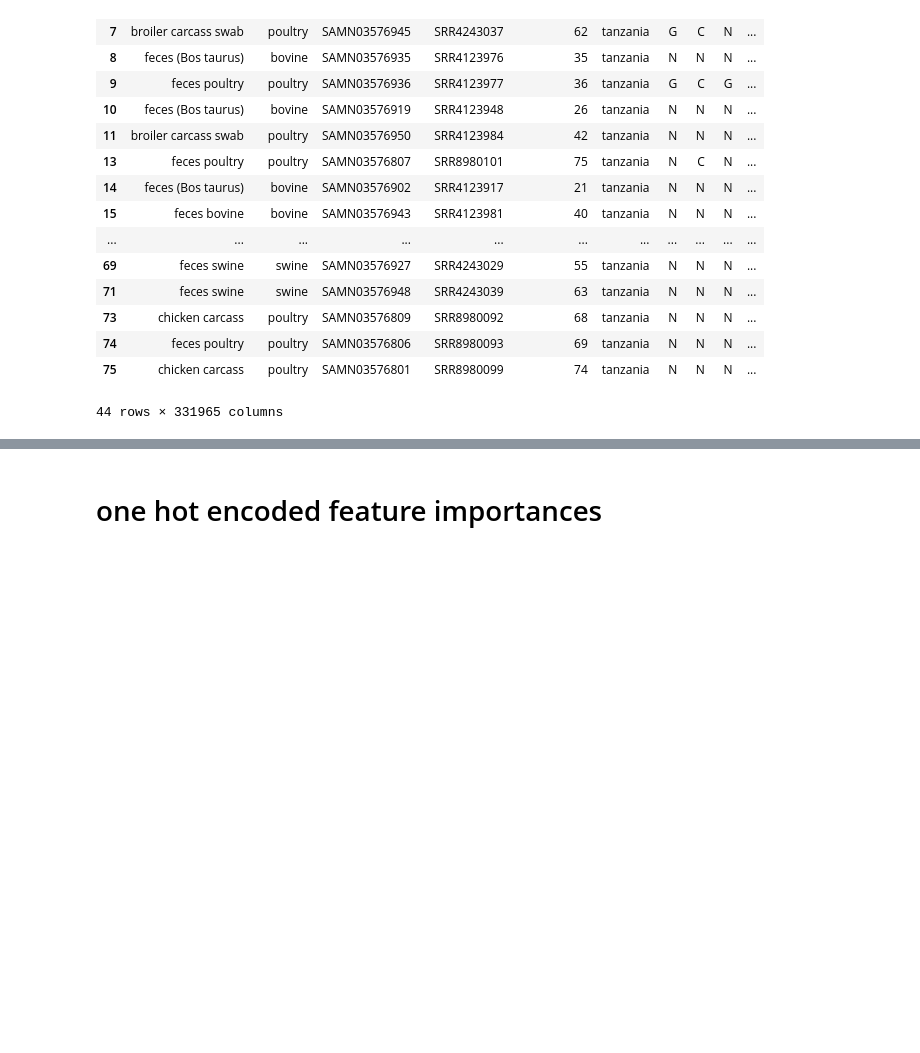
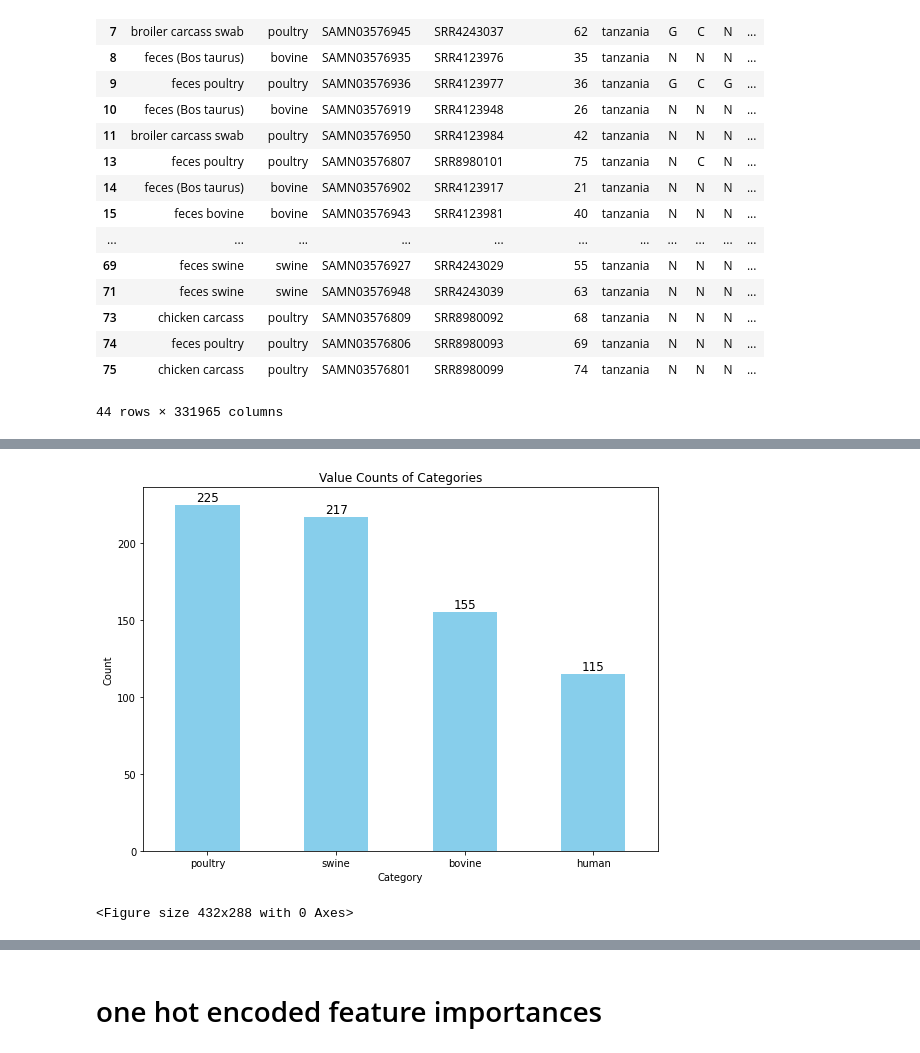
Before and after one commit to omicscodeathon/salmonellaml, a Jupyter notebook: notebooks/dimentionality_reduction_2.ipynb, the cells around one changed output, grey strips where cells are left out. Drawn from its saved outputs; the diff is of its cells as text; code cells hidden in the pictures; blank space fills up the shorter version.

Commit message:
updated dimentionality reduction

```diff
--- a/notebooks/dimentionality_reduction_2.ipynb
+++ b/notebooks/dimentionality_reduction_2.ipynb
@@ -508,4 +641,5 @@ Wall time: 1min 9s
 # %%
-df_tunisia_human=label_encoding_dim_category_reduction(df_in=df_human, category_col="category",country="tunisia_human")
+%%time
+df_tunisia_human=label_encoding_dim_category_reduction(df_in=df_tunisia_human, category_col="category",country="tunisia_human")
 df_tunisia_human
 df_tunisia_human.fillna(0).to_csv("tunisa_human_final_training1.csv")
@@ -513,0 +672,6 @@ df_all=[df_uganda,df_ethipoia,df_kenya,df_tanzania,df_sa,df_mauritias,df_senegal
+# %%
+df_south_africa_human=pd.read_csv("south_africa_human_final_training1.csv")
+# %%
+%%time
+# merge all dataframes
+df_all=[df_uganda,df_kenya,df_tanzania,df_ethiopia,df_south_africa,df_tunisia,df_sennegal,df_mauritias,df_nigeria_swine,df_nigeria_poultry,df_nigeria_bovine,df_tunisia_human,df_south_africa_human]
@@ -513,0 +681,4 @@ df_all=[df_uganda,df_ethipoia,df_kenya,df_tanzania,df_sa,df_mauritias,df_senegal
+# %%
+%%time
+df_all_final=pd.concat(df_all)
+df_all_final
@@ -513,0 +701,28 @@ df_all=[df_uganda,df_ethipoia,df_kenya,df_tanzania,df_sa,df_mauritias,df_senegal
+# %%
+# Training data distribution
+# Calculate value counts
+category_counts = df_all_final['category'].value_counts()
+
+# Plot the bar graph
+plt.figure(figsize=(8, 6))  # Set the figure size
+
+# Create the bar plot
+ax = category_counts.plot(kind='bar', color='skyblue')
+
+plt.title('Value Counts of Categories')
+plt.xlabel('Category')
+plt.ylabel('Count')
+
+plt.xticks(rotation=0)  # Rotate x-axis labels if needed
+
+# Add data labels on top of each bar
+for i, v in enumerate(category_counts):
+    ax.text(i, v + 0.5, str(v), ha='center', va='bottom', fontsize=12)
+
+plt.tight_layout()  # Adjust layout for better readability
+
+plt.show()  # Display the plot
+plt.savefig("../figures/training_data_distribution.png")
+# %% [output]
+[figure, added]
+<Figure size 432x288 with 0 Axes>
```
Also changed, not shown: parts of 53 cells of this notebook.
